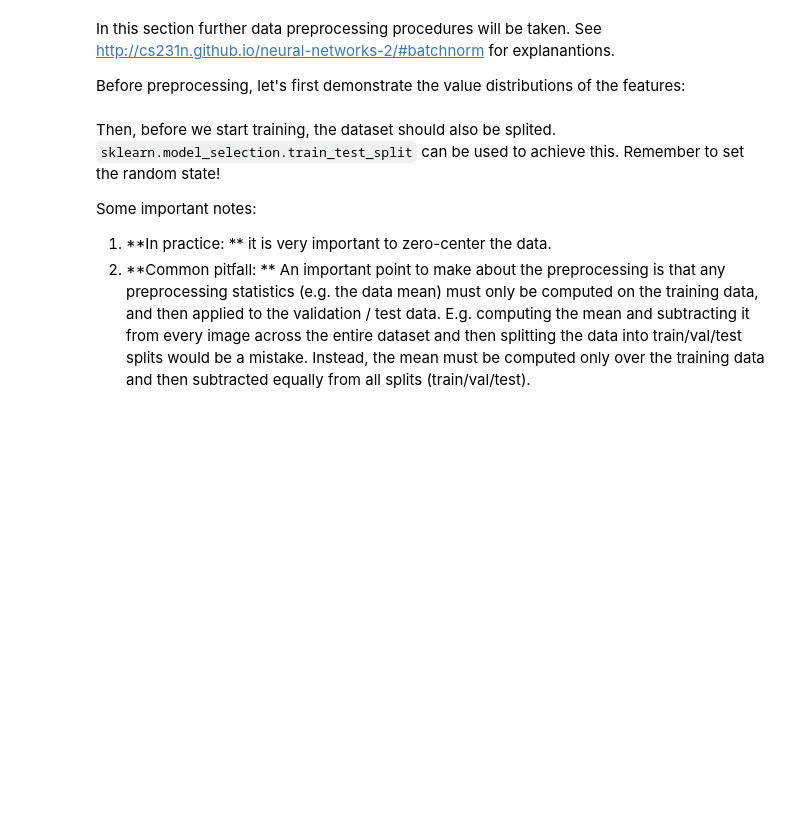
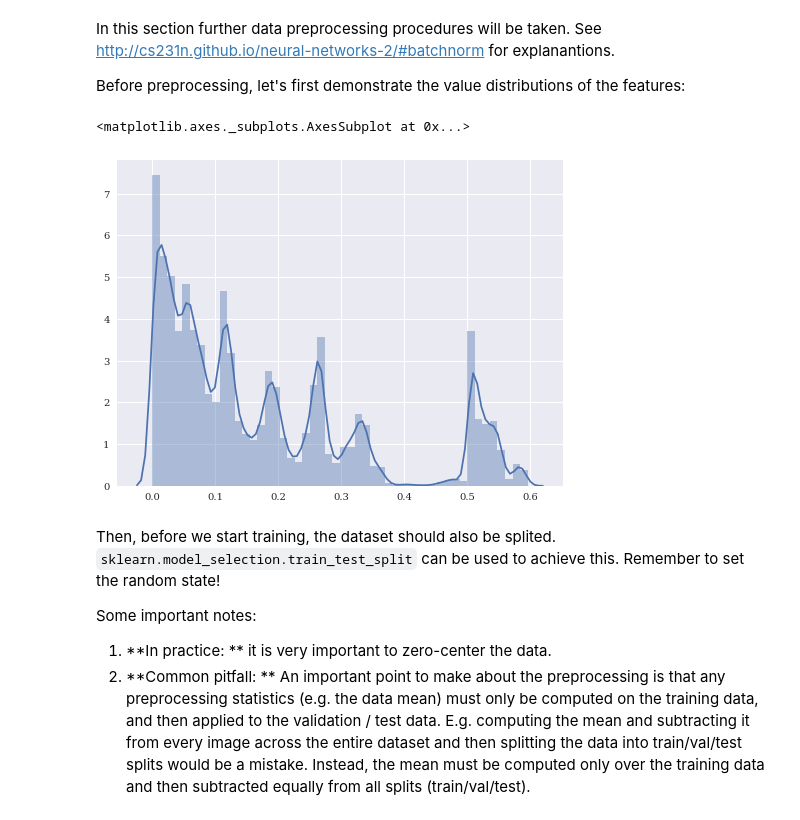
Before and after one commit to Bismarrck/kcon, a Jupyter notebook: mbenn/zhai_mbenn.ipynb, the cells around one changed output. Saved outputs shown, nothing was run; the diff lists cells and outputs as text; code cells hidden in the pictures; blank space fills up the shorter version.

```diff
--- a/mbenn/zhai_mbenn.ipynb
+++ b/mbenn/zhai_mbenn.ipynb
@@ -673,7 +734,10 @@ In this section further data preprocessing procedures will be taken. See http://
 
 Before preprocessing, let's first demonstrate the value distributions of the features:
 # %%
-sns.distplot欣(features.flatten()[::20])
+sns.distplot(features.flatten()[::20])
+# %% [output]
+<matplotlib.axes._subplots.AxesSubplot at 0x...>
+[figure, added]
 # %% [markdown]
 Then, before we start training, the dataset should also be splited. ``sklearn.model_selection.train_test_split`` can be used to achieve this. Remember to set the random state!
 
```
Also changed, not shown: parts of 19 cells of this notebook.
